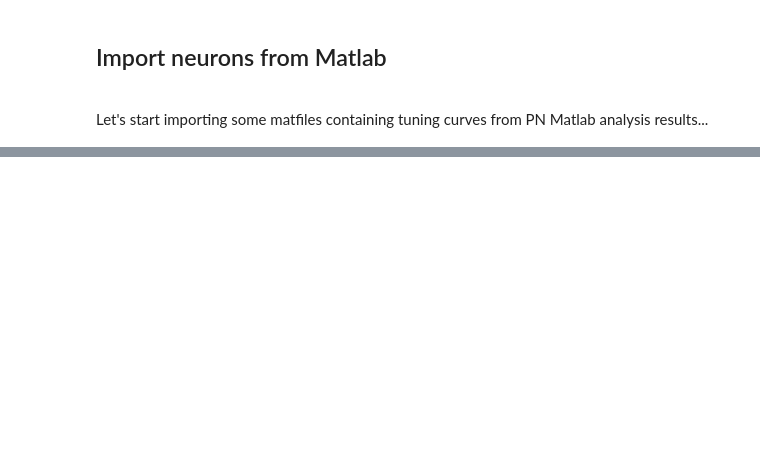
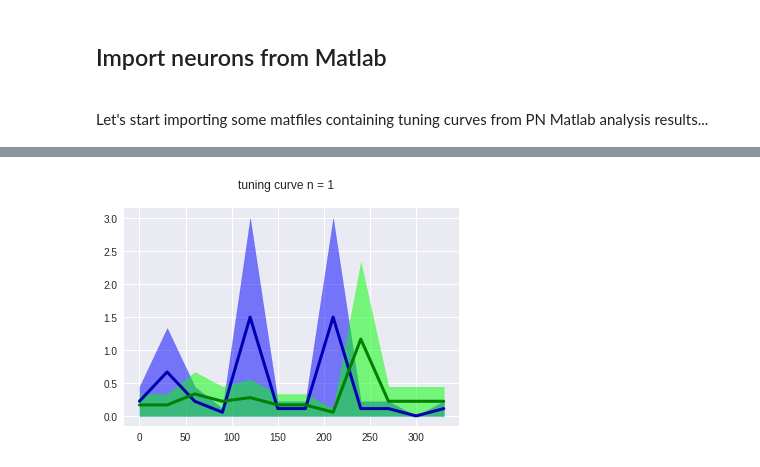
Before and after one commit to gmatteuc/PyPN, a Jupyter notebook: Test.ipynb, the cells around one changed output, grey strips where cells are left out. Drawn from its saved outputs; the diff is of its cells as text; code cells hidden in the pictures; blank space fills up the shorter version.

```diff
--- a/Test.ipynb
+++ b/Test.ipynb
@@ -85,0 +97,94 @@ array([78,  2,  2], dtype=uint8)
+# %%
+# create boolean array identifying pds pos and gds neurons
+boolgdsi=np.zeros((selidx.shape[0],1), dtype=bool)
+for i in range(selidx.shape[0]):
+    tempindex=tuple((selidx[i,:].astype(int)-1))+(0,) # come sommare tuple per fare indexing composito
+    boolgdsi[i,0]=DSI[tempindex]>0.5
+
+boolpdsi=np.zeros((selidx.shape[0],1), dtype=bool)
+for i in range(selidx.shape[0]):
+    tempindex=tuple((selidx[i,:].astype(int)-1))+(1,)
+    boolpdsi[i,0]=DSI[tempindex]>0.5
+
+boolposi=np.zeros((selidx.shape[0],1), dtype=bool)
+for i in range(selidx.shape[0]):
+    tempindex=tuple((selidx[i,:].astype(int)-1))+(1,)
+    boolposi[i,0]=OSI[tempindex]>0.5
+
+sboolpdsi=np.logical_and(boolgdsi,boolpdsi)
+sboolposi=np.logical_and(boolgdsi,boolposi)
+sboolposi_only=np.logical_and(np.logical_not(boolgdsi),boolposi)
+
+# perform unclassified neurons classification
+nlabel=np.zeros((selidx.shape[0],1), dtype=int)
+prefdir=np.zeros((selidx.shape[0],2), dtype=int)
+for i in range(selidx.shape[0]):
+    tempindexg=(slice(None),)+tuple((selidx[i,:].astype(int)-1))+(0,)
+    tempindexp=(slice(None),)+tuple((selidx[i,:].astype(int)-1))+(1,)
+    tcg =Tc[tempindexg]
+    tcp =Tc[tempindexp]
+    prefdir[i,0]=np.argmax(tcg)
+    prefdir[i,1]=np.argmax(tcp)
+    if prefdir[i,0]==prefdir[i,1] or prefdir[i,0]==prefdir[i,1]-6 or prefdir[i,0]==prefdir[i,1]+6:
+        nlabel[i]=1 # nlabel=1 ---> pattern alligned
+    elif prefdir[i,0]==(prefdir[i,1]+2) or prefdir[i,0]==(prefdir[i,1]-2) or prefdir[i,0]==(prefdir[i,1]+4) or prefdir[i,0]==(prefdir[i,1]-4):
+        nlabel[i]=2 # nlabel=2 ---> component alligned
+
+bool_pa_pd=np.logical_and(nlabel==1,sboolpdsi)
+bool_pa_po=np.logical_and(nlabel==1,sboolposi_only)
+bool_co_pd=np.logical_and(nlabel==2,sboolpdsi)
+bool_co_po=np.logical_and(nlabel==2,sboolposi_only)
+#print(bool_pa_pd.sum())
+#print(bool_pa_po.sum())
+#print(bool_co_pd.sum())
+#print(bool_co_po.sum())
+
+# get component alligned pds tuning curves
+tcg_co_pd = np.zeros((bool_co_pd.sum(),12),dtype=float)
+tcp_co_pd = np.zeros((bool_co_pd.sum(),12),dtype=float)
+tcge_co_pd = np.zeros((bool_co_pd.sum(),12),dtype=float)
+tcpe_co_pd = np.zeros((bool_co_pd.sum(),12),dtype=float)
+
+count=0
+for i in range(selidx.shape[0]):
+    if bool_co_pd[i]==1:
+        tempindexg=(slice(None),)+tuple((selidx[i,:].astype(int)-1))+(0,)
+        tempindexp=(slice(None),)+tuple((selidx[i,:].astype(int)-1))+(1,)
+        tcg_co_pd[count,:] = np.expand_dims(Tc[tempindexg], axis=0)
+        tcp_co_pd[count,:] = np.expand_dims(Tc[tempindexp], axis=0)
+        tcge_co_pd[count,:] = np.expand_dims(Tce[tempindexg], axis=0)
+        tcpe_co_pd[count,:] = np.expand_dims(Tce[tempindexp], axis=0)
+        count+=1
+
+# get component alligned pos tuning curves
+tcg_co_po = np.zeros((bool_co_po.sum(),12),dtype=float)
+tcp_co_po = np.zeros((bool_co_po.sum(),12),dtype=float)
+tcge_co_po = np.zeros((bool_co_po.sum(),12),dtype=float)
+tcpe_co_po = np.zeros((bool_co_po.sum(),12),dtype=float)
+
+count=0
+for i in range(selidx.shape[0]):
+    if bool_co_po[i]==1:
+        tempindexg=(slice(None),)+tuple((selidx[i,:].astype(int)-1))+(0,)
+        tempindexp=(slice(None),)+tuple((selidx[i,:].astype(int)-1))+(1,)
+        tcg_co_po[count,:] = np.expand_dims(Tc[tempindexg], axis=0)
+        tcp_co_po[count,:] = np.expand_dims(Tc[tempindexp], axis=0)
+        tcge_co_po[count,:] = np.expand_dims(Tce[tempindexg], axis=0)
+        tcpe_co_po[count,:] = np.expand_dims(Tce[tempindexp], axis=0)
+        count+=1
+
+ii=4
+tcg=tcg_co_pd[ii,:]
+tcp=tcp_co_pd[ii,:]
+tcge=tcg_co_pd[ii,:]
+tcpe=tcp_co_pd[ii,:]
+figg = plt.figure()
+col=[0,0,1] # choose errorbar color
+coll=[0,0,0.7] # choose line color
+plot_tc(tcg,tcge,col,coll)
+figg.suptitle('tuning curve n = '+ "%.0f" % n)
+figg.hold(True)
+col=[0,1,0] # choose errorbar color
+coll=[0,0.5,0] # choose line color
+plot_tc(tcp,tcpe,col,coll)
+# %% [output]
@@ -85,0 +192 @@ array([78,  2,  2], dtype=uint8)
+[figure, added]
```
Also changed, not shown: parts of 5 cells of this notebook.
